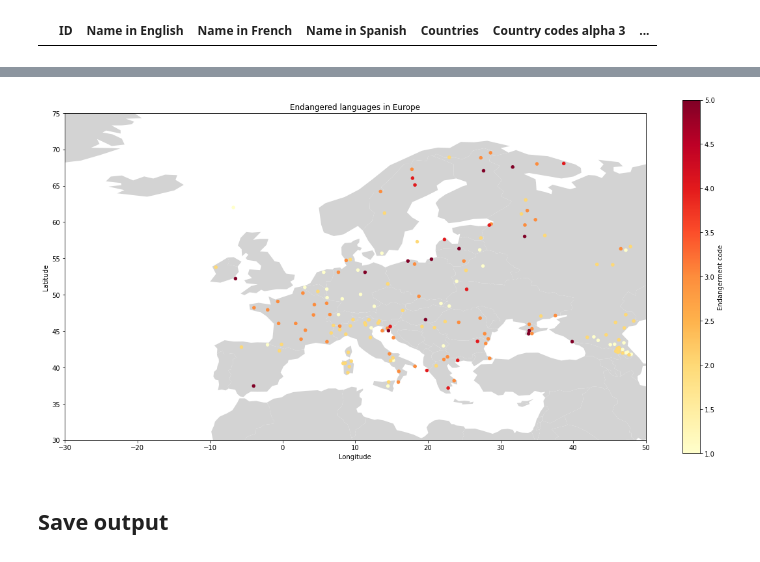
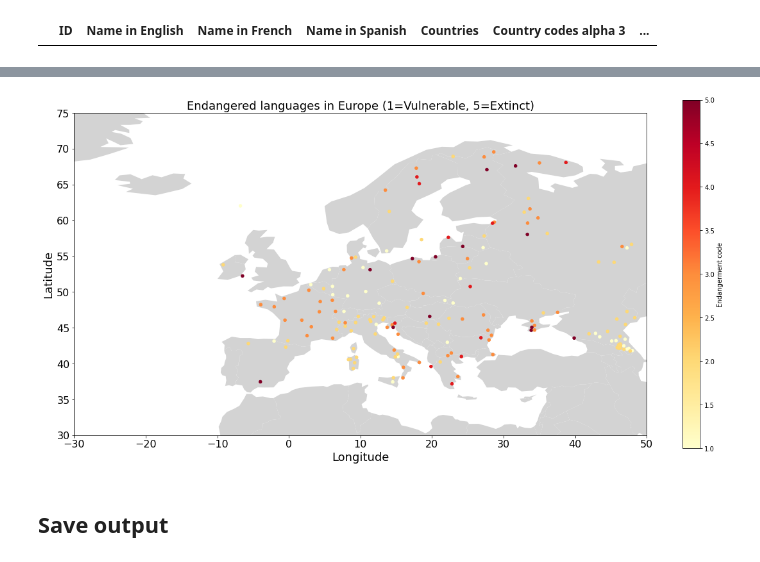
Before and after one commit to Eszti/lang-changes, a Jupyter notebook: notebooks/Eszti/unesco_endangered_lang_europe.ipynb, the cells around one changed output, grey strips where cells are left out. Drawn from its saved outputs; the diff is of its cells as text; code cells hidden in the pictures.

```diff
--- a/notebooks/Eszti/unesco_endangered_lang_europe.ipynb
+++ b/notebooks/Eszti/unesco_endangered_lang_europe.ipynb
@@ -214,24 +215,31 @@ See the caveats in the documentation: https://pandas.pydata.org/pandas-docs/stab
 # %%
 # Plot only European endangered languages
 fig, ax = plt.subplots(figsize=(20, 10))
 
 countries_map.plot(color='lightgrey', ax=ax)
 plt.xlim([-30, 50])
 plt.ylim([30, 75])
 
 df_europe.plot(
     x="Longitude",
     y="Latitude",
     kind="scatter",
     title="Endangered languages in Europe",
     c="Endangerment code",
     colormap="YlOrRd",
     ax=ax,
 )
 
+plt.xticks(fontsize=16)
+plt.yticks(fontsize=16)
+plt.xlabel('Longitude', fontsize=18)
+plt.ylabel('Latitude', fontsize=18)
+plt.title("Endangered languages in Europe (1=Vulnerable, 5=Extinct)", fontsize=18)
+
 plt.show()
+fig.savefig("endangered_languages_in_europe.png", format="png", bbox_inches="tight")
 # %% [output]
-[figure, old version]
+[figure, new version]
 # %% [markdown]
 ## Save output
 # %%
```
Also changed, not shown: parts of 2 cells of this notebook, 4 other files.
